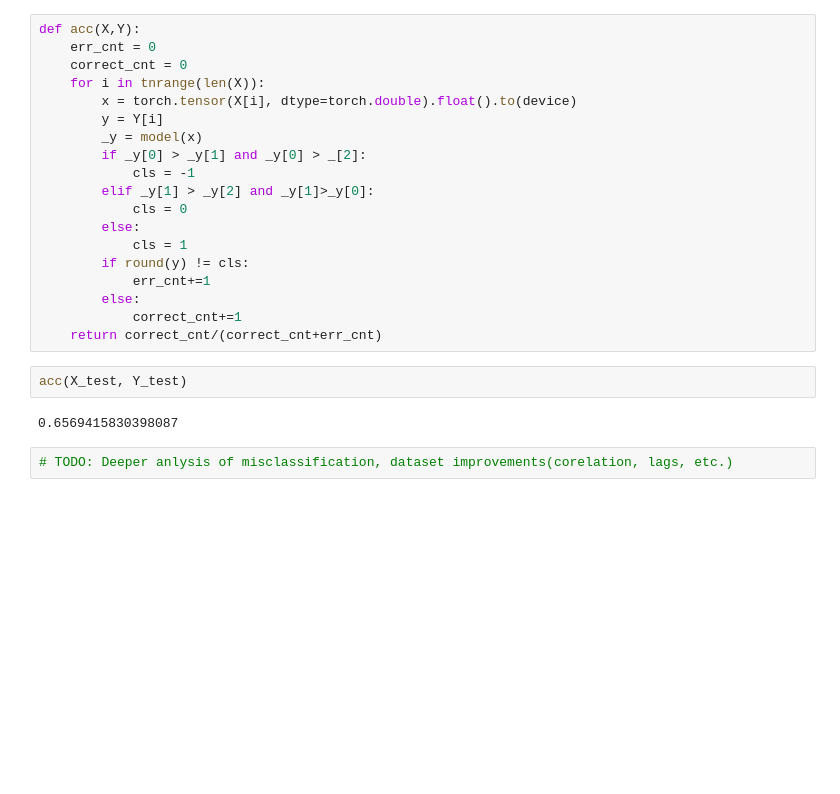
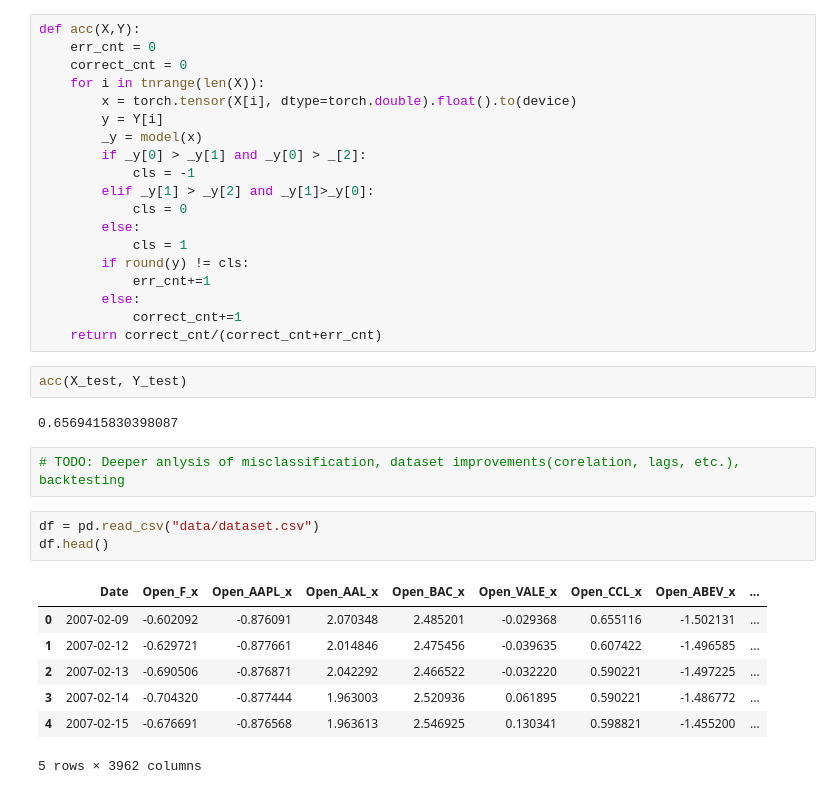
Before and after one commit to 0x50f13/ResearchSeminar-R1, a Jupyter notebook: DNN.ipynb, the cells around one changed output. Saved outputs shown, nothing was run; the diff lists cells and outputs as text; blank space fills up the shorter version.

```diff
--- a/DNN.ipynb
+++ b/DNN.ipynb
@@ -250,4 +250,15 @@ acc(X_test, Y_test)
 # %% [output]
 0.6569415830398087
 # %%
-# TODO: Deeper anlysis of misclassification, dataset improvements(corelation, lags, etc.)
+# TODO: Deeper anlysis of misclassification, dataset improvements(corelation, lags, etc.), backtesting
+# %%
+df = pd.read_csv("data/dataset.csv")
+df.head()
+# %% [output]
+|  | Date | Open_F_x | Open_AAPL_x | Open_AAL_x | Open_BAC_x | Open_VALE_x | Open_CCL_x | Open_ABEV_x | ... |
+| 0 | 2007-02-09 | -0.602092 | -0.876091 | 2.070348 | 2.485201 | -0.029368 | 0.655116 | -1.502131 | ... |
+| 1 | 2007-02-12 | -0.629721 | -0.877661 | 2.014846 | 2.475456 | -0.039635 | 0.607422 | -1.496585 | ... |
+| 2 | 2007-02-13 | -0.690506 | -0.876871 | 2.042292 | 2.466522 | -0.032220 | 0.590221 | -1.497225 | ... |
+| 3 | 2007-02-14 | -0.704320 | -0.877444 | 1.963003 | 2.520936 | 0.061895 | 0.590221 | -1.486772 | ... |
+| 4 | 2007-02-15 | -0.676691 | -0.876568 | 1.963613 | 2.546925 | 0.130341 | 0.598821 | -1.455200 | ... |
+5 rows × 3962 columns
```
Also changed, not shown: parts of 17 cells of this notebook.
